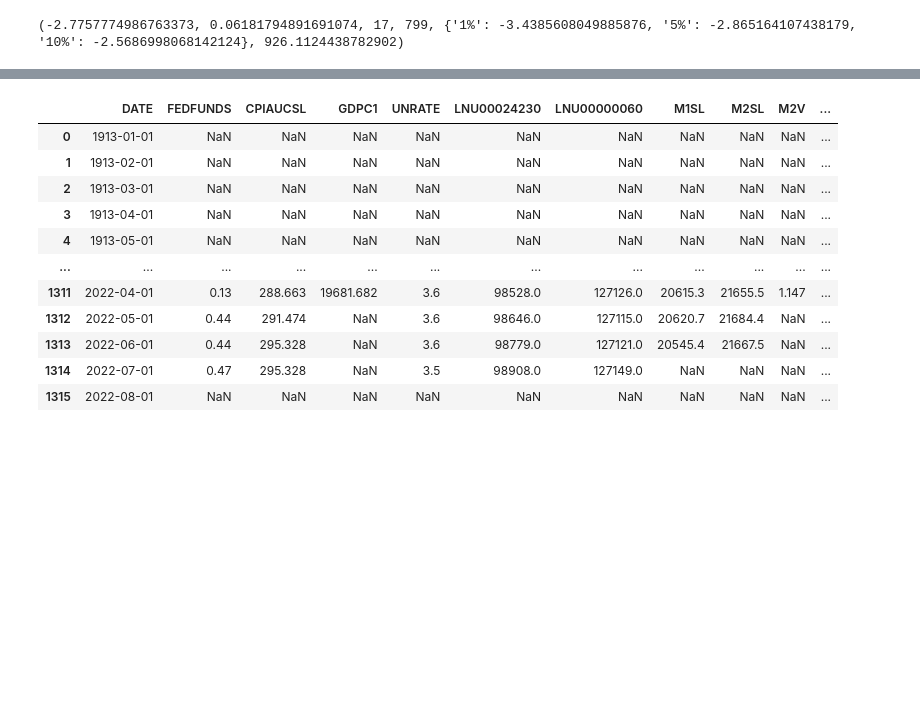
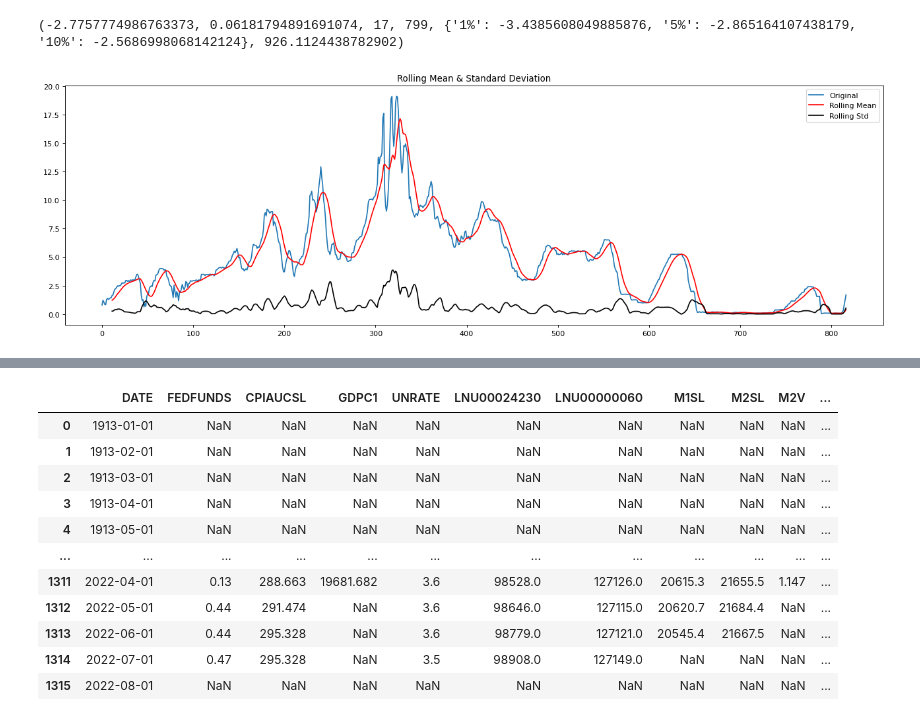
Before and after one commit to mychaldubyk/Federal-Funds-Rate-Analysis, a Jupyter notebook: Working_Notebooks/Capstone_new.ipynb, the cells around one changed output, grey strips where cells are left out. Saved outputs shown, nothing was run; the diff lists cells and outputs as text; code cells hidden in the pictures; blank space fills up the shorter version.

```diff
--- a/Working_Notebooks/Capstone_new.ipynb
+++ b/Working_Notebooks/Capstone_new.ipynb
@@ -19,3 +34,18 @@ dftest = adfuller(df_all.FEDFUNDS)
 print(dftest)
 # %% [output]
 (-2.7757774986763373, 0.06181794891691074, 17, 799, {'1%': -3.4385608049885876, '5%': -2.865164107438179, '10%': -2.5686998068142124}, 926.1124438782902)
+# %%
+##Visual proof that Fed Funds rate data is non-stationary
+rolmean = df_all.FEDFUNDS.rolling(window=12).mean()
+rolstd = df_all.FEDFUNDS.rolling(window=12).std()
+
+# Plot rolling statistics:
+figure(figsize=(20, 6), dpi=80)
+orig = plt.plot(df_all.FEDFUNDS, label='Original')
+mean = plt.plot(rolmean, color='red', label='Rolling Mean')
+std = plt.plot(rolstd, color='black', label='Rolling Std')
+plt.legend(loc='best')
+plt.title('Rolling Mean & Standard Deviation')
+plt.show(block=False)
+# %% [output]
+[figure, added]
```
Also changed, not shown: parts of 30 cells of this notebook.
